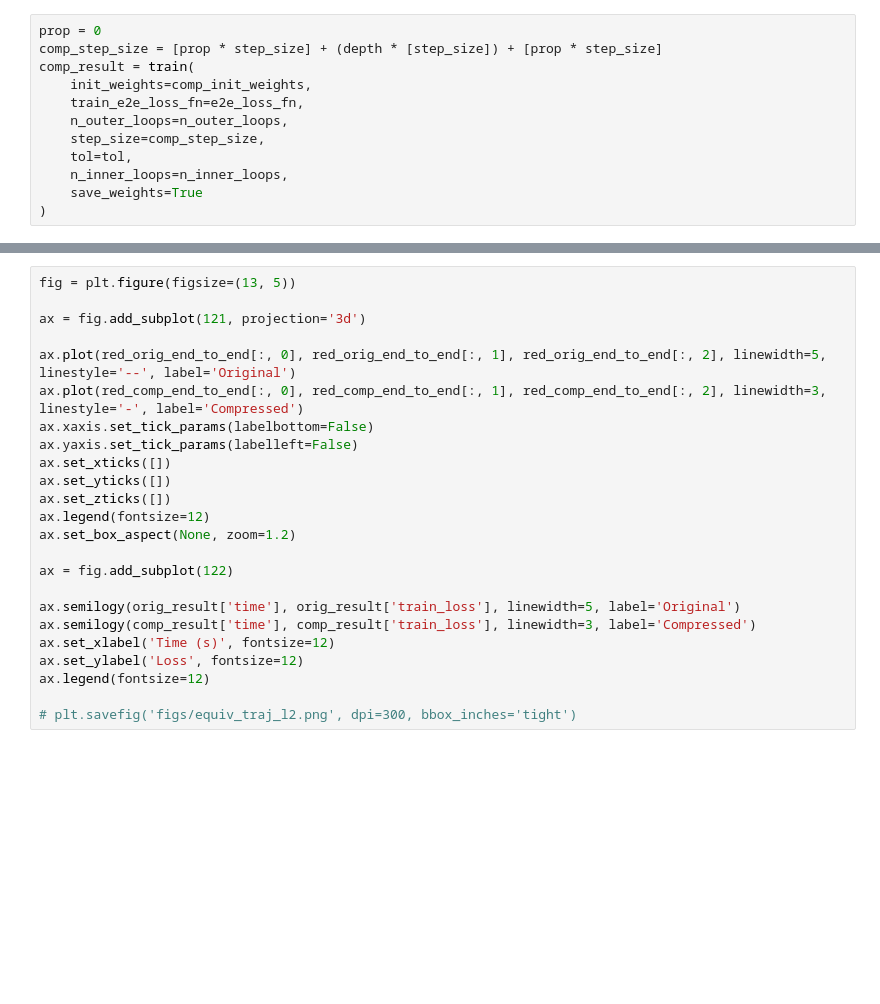
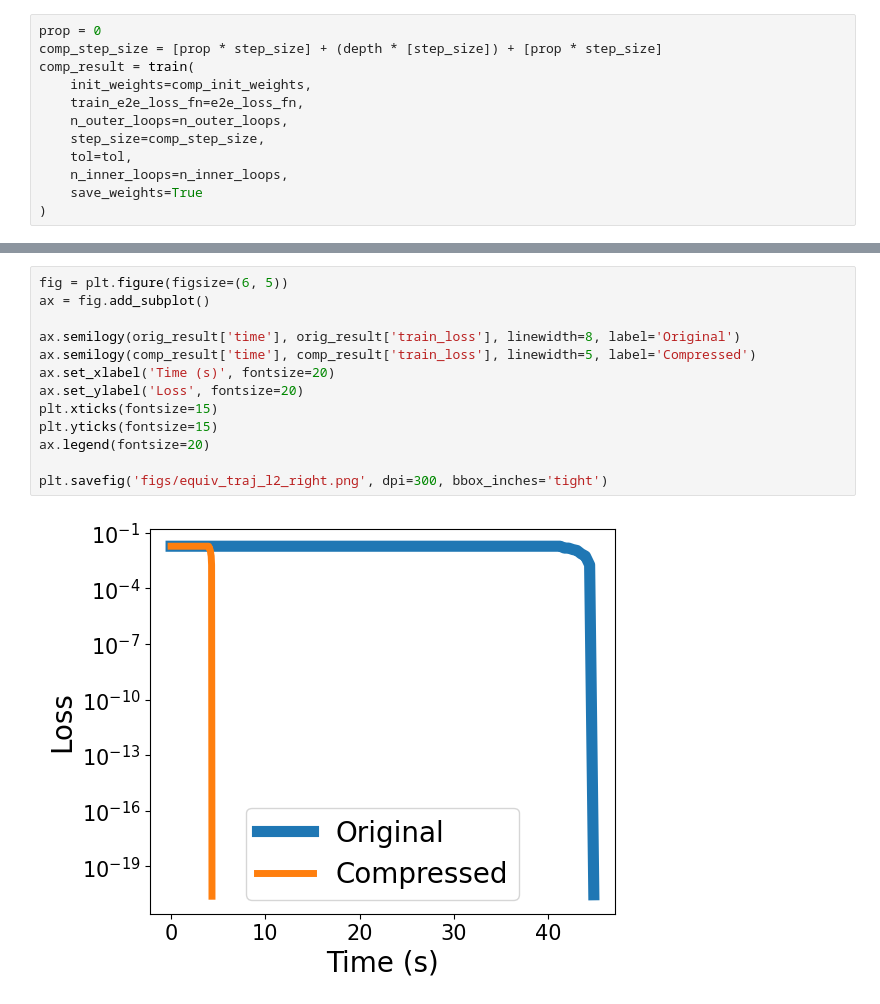
Before and after one commit to cjyaras/law-of-parsimony, a Jupyter notebook: fig_equiv_traj_L2.ipynb, the cells around one changed output, grey strips where cells are left out. Saved outputs shown, nothing was run; the diff lists cells and outputs as text; blank space fills up the shorter version.

```diff
--- a/fig_equiv_traj_L2.ipynb
+++ b/fig_equiv_traj_L2.ipynb
@@ -155,24 +114,15 @@ red_comp_end_to_end = jnp.array([A @ w for w in comp_end_to_end])
 # %%
-fig = plt.figure(figsize=(13, 5))
+fig = plt.figure(figsize=(6, 5))
+ax = fig.add_subplot()
 
-ax = fig.add_subplot(121, projection='3d')
+ax.semilogy(orig_result['time'], orig_result['train_loss'], linewidth=8, label='Original')
+ax.semilogy(comp_result['time'], comp_result['train_loss'], linewidth=5, label='Compressed')
+ax.set_xlabel('Time (s)', fontsize=20)
+ax.set_ylabel('Loss', fontsize=20)
+plt.xticks(fontsize=15)
+plt.yticks(fontsize=15)
+ax.legend(fontsize=20)
 
-ax.plot(red_orig_end_to_end[:, 0], red_orig_end_to_end[:, 1], red_orig_end_to_end[:, 2], linewidth=5, linestyle='--', label='Original')
-ax.plot(red_comp_end_to_end[:, 0], red_comp_end_to_end[:, 1], red_comp_end_to_end[:, 2], linewidth=3, linestyle='-', label='Compressed')
-ax.xaxis.set_tick_params(labelbottom=False)
-ax.yaxis.set_tick_params(labelleft=False)
-ax.set_xticks([])
-ax.set_yticks([])
-ax.set_zticks([])
-ax.legend(fontsize=12)
-ax.set_box_aspect(None, zoom=1.2)
-
-ax = fig.add_subplot(122)
-
-ax.semilogy(orig_result['time'], orig_result['train_loss'], linewidth=5, label='Original')
-ax.semilogy(comp_result['time'], comp_result['train_loss'], linewidth=3, label='Compressed')
-ax.set_xlabel('Time (s)', fontsize=12)
-ax.set_ylabel('Loss', fontsize=12)
-ax.legend(fontsize=12)
-
-# plt.savefig('figs/equiv_traj_l2.png', dpi=300, bbox_inches='tight')
+plt.savefig('figs/equiv_traj_l2_right.png', dpi=300, bbox_inches='tight')
+# %% [output]
+[figure, added]
```
Also changed, not shown: parts of 11 cells of this notebook, 6 other files.
